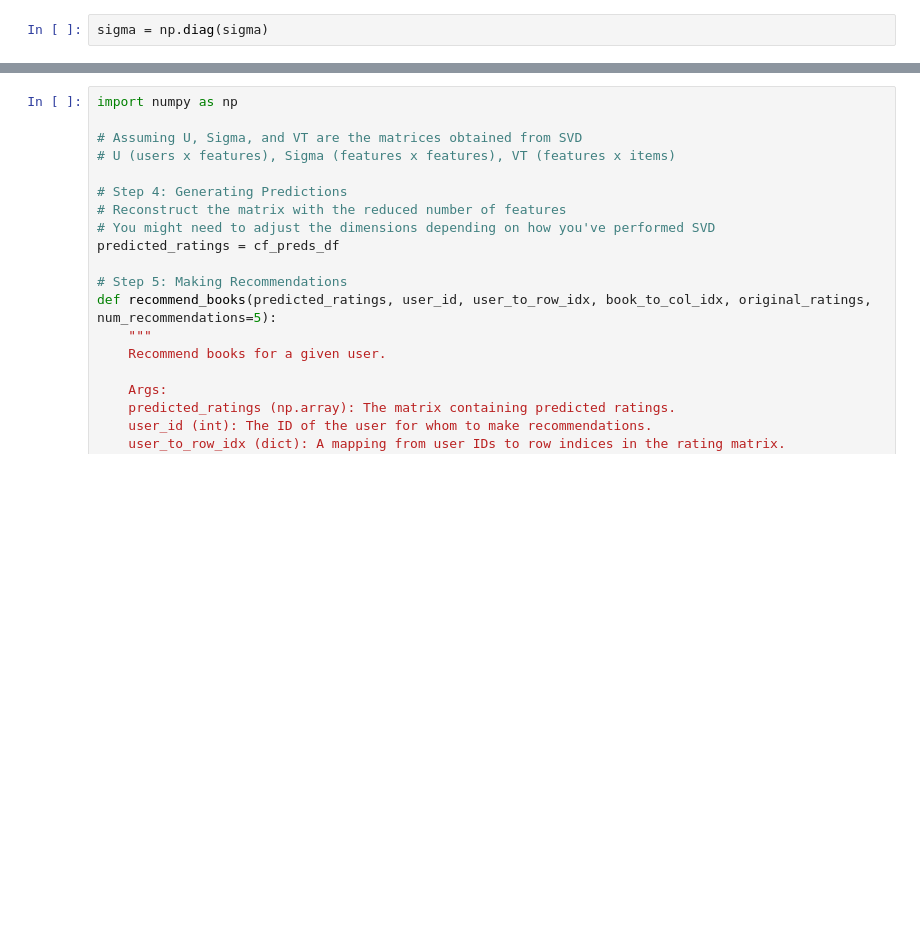
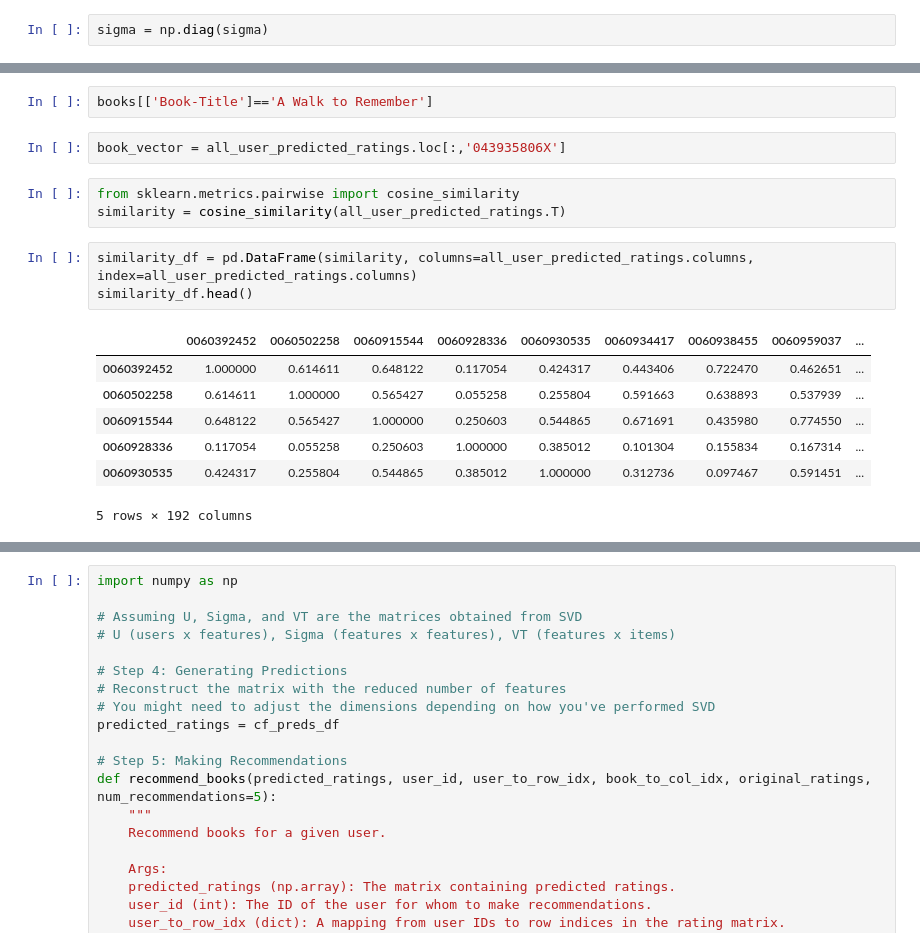
Before and after one commit to pvanand07/Book-Recommendation-System, a Jupyter notebook: Book_Recommendation_System.ipynb, the cells around one changed output, grey strips where cells are left out. Saved outputs shown, nothing was run; the diff lists cells and outputs as text; blank space fills up the shorter version.

```diff
--- a/Book_Recommendation_System.ipynb
+++ b/Book_Recommendation_System.ipynb
@@ -470,0 +428,18 @@ cf_preds_df.head()
+# %%
+books[['Book-Title']=='A Walk to Remember']
+# %%
+book_vector = all_user_predicted_ratings.loc[:,'043935806X']
+# %%
+from sklearn.metrics.pairwise import cosine_similarity
+similarity = cosine_similarity(all_user_predicted_ratings.T)
+# %%
+similarity_df = pd.DataFrame(similarity, columns=all_user_predicted_ratings.columns, index=all_user_predicted_ratings.columns)
+similarity_df.head()
+# %% [output]
+|  | 0060392452 | 0060502258 | 0060915544 | 0060928336 | 0060930535 | 0060934417 | 0060938455 | 0060959037 | ... |
+| 0060392452 | 1.000000 | 0.614611 | 0.648122 | 0.117054 | 0.424317 | 0.443406 | 0.722470 | 0.462651 | ... |
+| 0060502258 | 0.614611 | 1.000000 | 0.565427 | 0.055258 | 0.255804 | 0.591663 | 0.638893 | 0.537939 | ... |
+| 0060915544 | 0.648122 | 0.565427 | 1.000000 | 0.250603 | 0.544865 | 0.671691 | 0.435980 | 0.774550 | ... |
+| 0060928336 | 0.117054 | 0.055258 | 0.250603 | 1.000000 | 0.385012 | 0.101304 | 0.155834 | 0.167314 | ... |
+| 0060930535 | 0.424317 | 0.255804 | 0.544865 | 0.385012 | 1.000000 | 0.312736 | 0.097467 | 0.591451 | ... |
+5 rows × 192 columns
```
Also changed, not shown: parts of 22 cells of this notebook.
